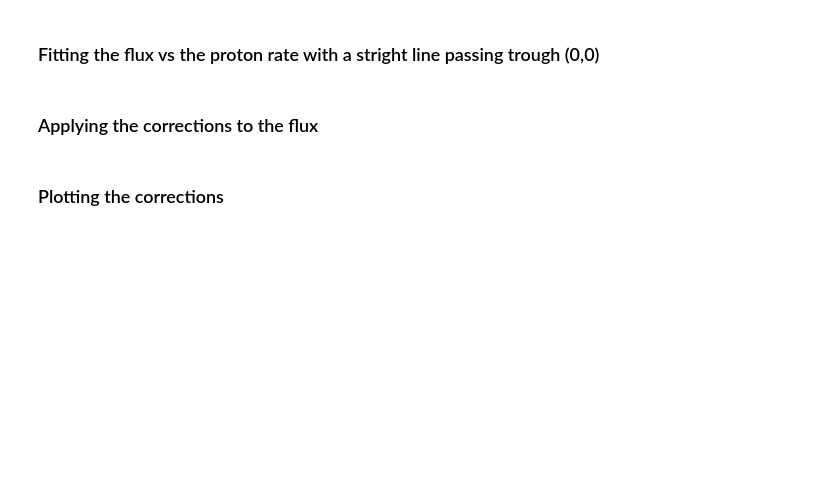
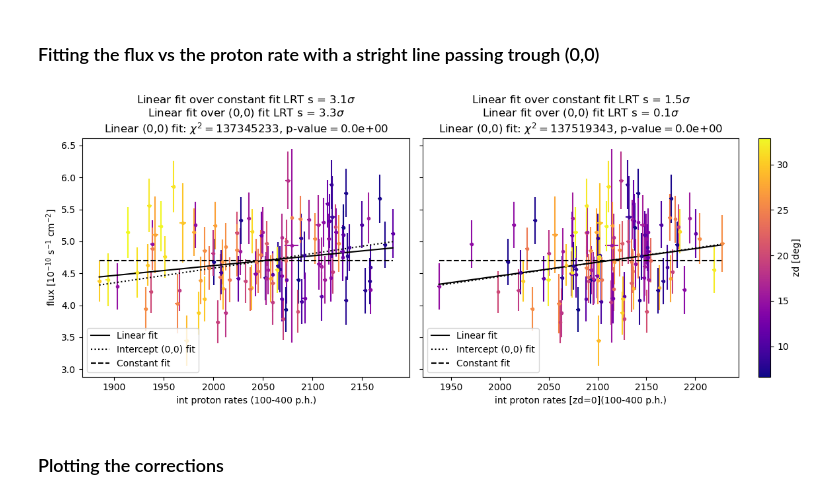
Before and after one commit to juanjq/cosmic_ray_data_correction, a Jupyter notebook: main.ipynb, the cells around one changed output. Saved outputs shown, nothing was run; the diff lists cells and outputs as text; code cells hidden in the pictures; blank space fills up the shorter version.

```diff
--- a/main.ipynb
+++ b/main.ipynb
@@ -278,56 +276,44 @@ plt.show()
 # %%
-slope      = np.dot(p_rate,      flux) / np.dot(p_rate, p_rate)
-zd_0_slope = np.dot(zd_0_p_rate, flux) / np.dot(zd_0_p_rate, zd_0_p_rate)
+fig, (ax1, ax2) = plt.subplots(1, 2, figsize=(12, 5), gridspec_kw={'width_ratios': [1.2, 1.45]}, sharey=True)
 
-def fit_flux(x_value, slope):
-    return slope * x_value
-
-for run in dict_runs.keys():
-    _factor = fit_flux(dict_runs[run]["zd_0_p_rate"], zd_0_slope) / dict_runs[run]["flux"]
-    dict_runs[run]["zd_corr"] = _factor
-
-fig, (ax1, ax2) = plt.subplots(1, 2, figsize=(12, 5), gridspec_kw={'width_ratios': [1.2, 1.5]})
-
-
-norm_zd   = mpl.colors.Normalize(vmin=np.min(zd), vmax=np.max(zd))
-colors_zd = mpl.cm.ScalarMappable(norm_zd,"plasma").to_rgba(zd)
+norm_zd, colors_zd = aux.get_cmap_colors(zd, "plasma")
 
 for i in range(len(az)):
     ax1.errorbar(p_rate[i],      flux[i], xerr=e_p_rate[i], yerr=e_flux[i], ls="", marker=".", color=colors_zd[i])
     ax2.errorbar(zd_0_p_rate[i], flux[i], xerr=e_p_rate[i], yerr=e_flux[i], ls="", marker=".", color=colors_zd[i])
 
-#######################################
-# creating a colorbar
-sm_zd  = plt.cm.ScalarMappable(cmap="plasma", norm=norm_zd)
-sm_zd.set_array([])
-fig.colorbar(sm_zd, ax=ax2, label="zd [deg]")
-#######################################
+aux.plot_colorbar(fig, ax2, zd,     "plasma", label="zd [deg]")
 
-####################
-p_array = np.linspace(min(p_rate), max(p_rate), 200)
+
+p_array      = np.linspace(min(p_rate),      max(p_rate),      200)
 corr_p_array = np.linspace(min(zd_0_p_rate), max(zd_0_p_rate), 200)
-LRT_p_f      = LRTFreeConst(p_rate,      flux, e_flux)
-LRT_corr_p_f = LRTFreeConst(zd_0_p_rate, flux, e_flux)
-LRT_p_f_0      = LRTFreeZero(p_rate,      flux, e_flux)
-LRT_corr_p_f_0 = LRTFreeZero(zd_0_p_rate, flux, e_flux)
 
-ax1.plot(p_array, lineFreeF(LRT_p_f[1],      p_array), '-k', label=f"Linear fit")
-ax2.plot(corr_p_array, lineFreeF(LRT_corr_p_f[1], corr_p_array), '-k', label=f"Linear fit")
+LRT_p_f        = geom.LRTFreeConst(p_rate,      flux, e_flux)
+LRT_corr_p_f   = geom.LRTFreeConst(zd_0_p_rate, flux, e_flux)
+LRT_p_f_0      = geom.LRTFreeZero(p_rate,       flux, e_flux)
+LRT_corr_p_f_0 = geom.LRTFreeZero(zd_0_p_rate,  flux, e_flux)
 
-ax1.plot(p_array, lineZeroF(LRT_p_f_0[2],      p_array), ':k', label=f"Intercept (0,0) fit\nLRT = {LRT_p_f_0[0]:.1f}{sigma}")
-ax2.plot(corr_p_array, lineZeroF(LRT_corr_p_f_0[2], corr_p_array), ':k', label=f"Intercept (0,0) fit\nLRT = {LRT_corr_p_f_0[0]:.1f}{sigma}")
+ch_zd_0_p,      _, p_zd_0_p      = aux.calculate_chi2_pvalue_fun(np.cos(np.deg2rad(zd)), zd_0_p_rate, e_p_rate, geom.lineFreeF, LRT_p_f_0[1])
+ch_corr_zd_0_p, _, p_corr_zd_0_p = aux.calculate_chi2_pvalue_fun(np.cos(np.deg2rad(zd)), zd_0_p_rate, e_p_rate, geom.lineFreeF, LRT_corr_p_f_0[1])
 
-ax1.plot(p_array, lineConstF(LRT_p_f[2],      p_array), '--k', label=f"Constant fit\nLRT = {LRT_p_f[0]:.1f}{sigma}\np = {1-chi2.cdf(LRT_p_f[0], 1):.3f}")
-ax2.plot(corr_p_array, lineConstF(LRT_corr_p_f[2], corr_p_array), '--k', label=f"Constant fit\nLRT = {LRT_corr_p_f[0]:.1f}{sigma}\np = {1-chi2.cdf(LRT_corr_p_f[0], 1):.3f}")
 
-for ax in [ax1, ax2]:
+for ax, LRT1, LRT2, LRTa, LRTb, parr, ch, p in zip([ax1, ax2], [LRT_p_f, LRT_corr_p_f], [LRT_p_f_0, LRT_corr_p_f_0], [LRT_p_f, LRT_p_f_0], [LRT_corr_p_f, LRT_corr_p_f_0],
+                                                   [p_array, corr_p_array], [ch_zd_0_p, ch_corr_zd_0_p], [p_zd_0_p, p_corr_zd_0_p]):
+
+    ax.plot(parr, geom.lineFreeF(LRT1[1],  parr), '-k',  label=f"Linear fit")
+    ax.plot(parr, geom.lineZeroF(LRT2[2],  parr), ':k',  label=f"Intercept (0,0) fit")
+    ax.plot(parr, geom.lineConstF(LRT1[2], parr), '--k', label=f"Constant fit")
+
     ax.legend(loc=3)
-ax1.set_ylabel("flux [$10^{-10}$ erg s${}^{-1}$ cm${}^{-2}$]")
-ax2.set_ylabel("flux [$10^{-10}$ erg s${}^{-1}$ cm${}^{-2}$]")
-ax1.set_xlabel(f"proton rate ({intensity_integration_lims[0]} < intensity < {intensity_integration_lims[1]})p.h.")
-ax2.set_xlabel(f"proton rate at zd=0 ({intensity_integration_lims[0]} < intensity < {intensity_integration_lims[1]})p.h.")
+    _title = f"Linear fit over constant fit LRT s = {LRTa[0]:.1f}{aux.sigma}\nLinear fit over (0,0) fit LRT s = {LRTb[0]:.1f}{aux.sigma}"
+    _title = _title + f"\nLinear (0,0) fit: $\chi^2=${ch:.0f}, p-value$=${p:.1e}"
+    ax.set_title(_title)
+
+ax1.set_ylabel("flux [$10^{-10}$ s${}^{-1}$ cm${}^{-2}$]")
+ax1.set_xlabel(f"int proton rates ({int_lim[0]}-{int_lim[1]} p.h.)")
+ax2.set_xlabel(f"int proton rates [zd=0]({int_lim[0]}-{int_lim[1]} p.h.)")
 
 fig.tight_layout()
 plt.show()
+# %% [output]
+[figure, added]
-# %% [markdown]
-### Applying the corrections to the flux
```
Also changed, not shown: parts of 9 cells of this notebook, 2 other files.
